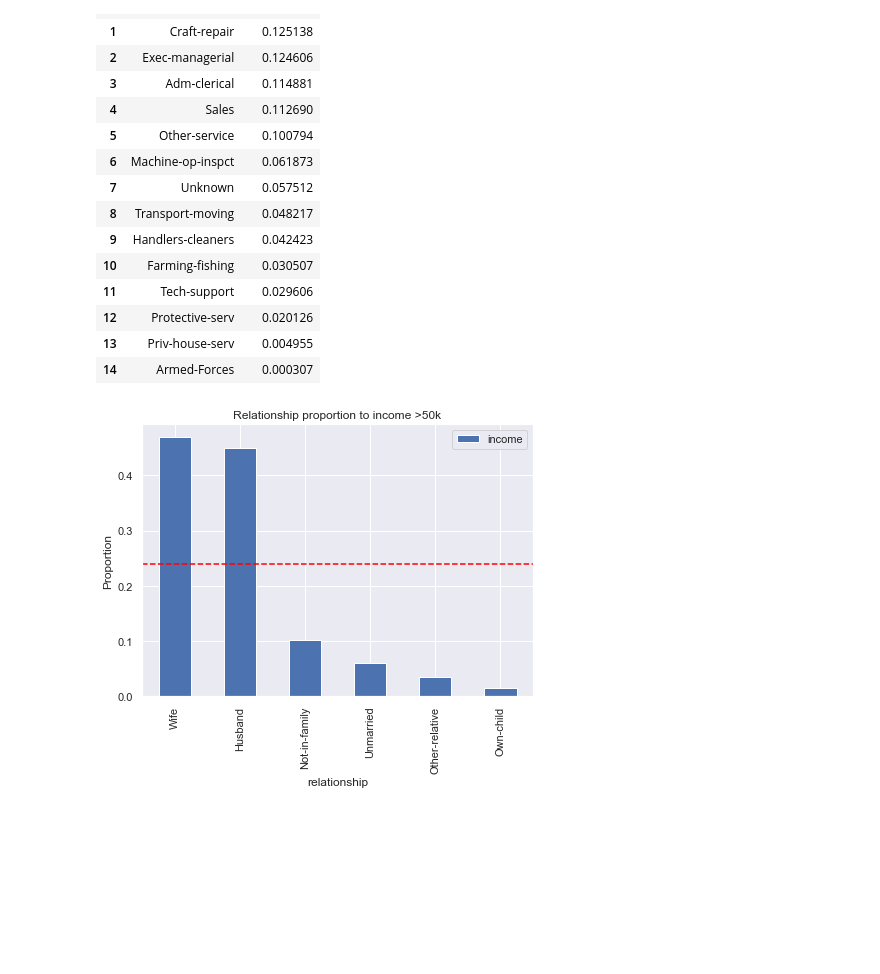
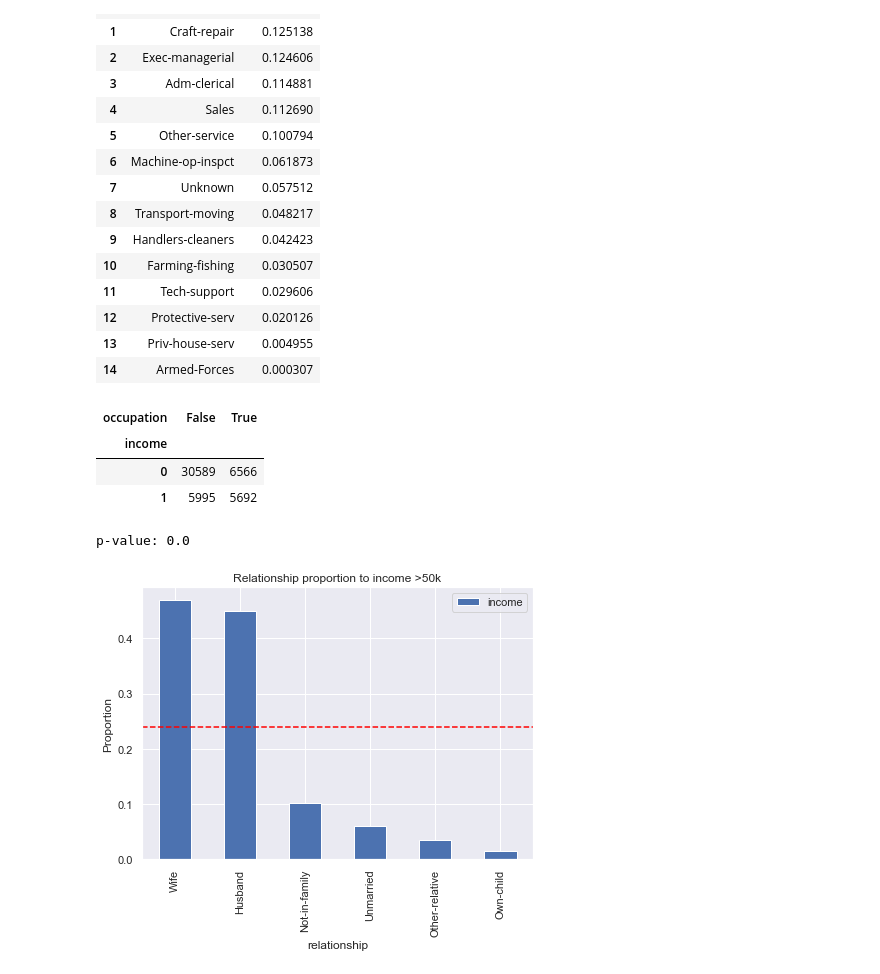
Before and after one commit to jduran3/Marketing_based_on_income_classification, a Jupyter notebook: notebooks/Capstone 2 - EDA v2.ipynb, the cells around one changed output. Drawn from its saved outputs; the diff is of its cells as text; code cells hidden in the pictures; blank space fills up the shorter version.

Commit message:
Added testing

```diff
--- a/notebooks/Capstone 2 - EDA v2.ipynb
+++ b/notebooks/Capstone 2 - EDA v2.ipynb
@@ -196,6 +265,20 @@ df['occupation'].value_counts(normalize=True).rename_axis('Occupation').reset_in
 | 12 | Protective-serv | 0.020126 |
 | 13 | Priv-house-serv | 0.004955 |
 | 14 | Armed-Forces | 0.000307 |
+# %%
+contingency_occupation = pd.crosstab(df['income'],df['occupation'].isin(['Exec-managerial','Prof-specialty']))
+contingency_occupation
+# %% [output]
+| occupation | False | True |
+| income |  |  |
+| 0 | 30589 | 6566 |
+| 1 | 5995 | 5692 |
+# %%
+# Chi square testing
+chi2, p, dof, expected = chi2_contingency(contingency_education)
+print('p-value:',p)
+# %% [output]
+p-value: 0.0
 # %%
 df[['relationship','income']].groupby('relationship').mean().sort_values(by = 'income', ascending=False).plot(kind="bar")
 plt.axhline(df.income.mean(), color="red", linestyle = '--')
```
Also changed, not shown: parts of 16 cells of this notebook.
